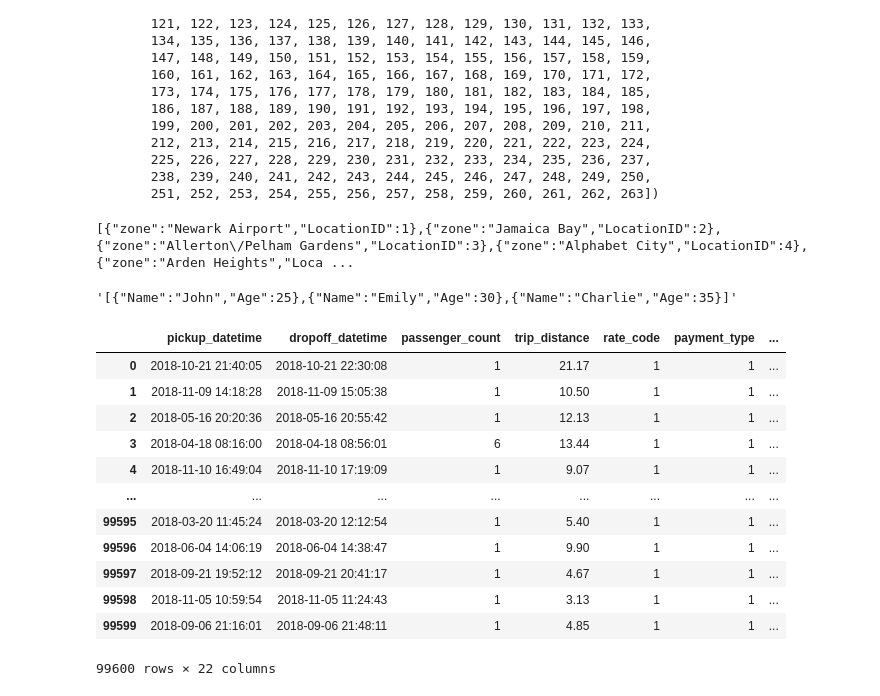
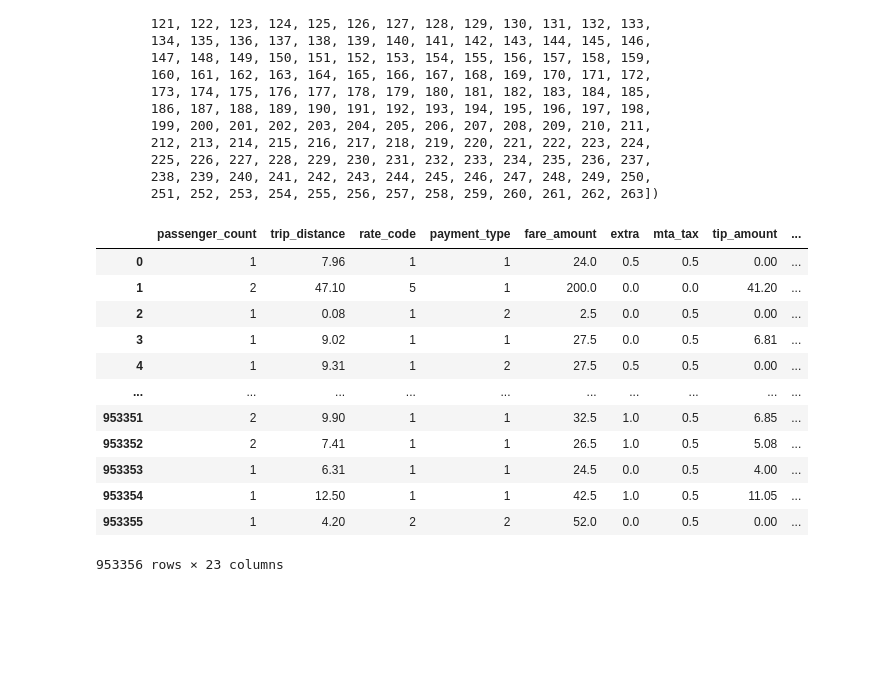
Before and after one commit to PranavBP/NYC-Taxi-Fare-Predictor, a Jupyter notebook: models/test.ipynb, the cells around one changed output. Drawn from its saved outputs; the diff is of its cells as text; code cells hidden in the pictures; blank space fills up the shorter version.

Commit message:
sampled df for pushing to git

```diff
--- a/models/test.ipynb
+++ b/models/test.ipynb
@@ -69,35 +69,20 @@ array([  1,   2,   3,   4,   5,   6,   7,   8,   9,  10,  11,  12,  13,
        225, 226, 227, 228, 229, 230, 231, 232, 233, 234, 235, 236, 237,
        238, 239, 240, 241, 242, 243, 244, 245, 246, 247, 248, 249, 250,
        251, 252, 253, 254, 255, 256, 257, 258, 259, 260, 261, 262, 263])
-# %%
-json_data = zoneDf.to_json(orient='records')
-
-print(json_data)
-# %% [output]
-[{"zone":"Newark Airport","LocationID":1},{"zone":"Jamaica Bay","LocationID":2},{"zone":"Allerton\/Pelham Gardens","LocationID":3},{"zone":"Alphabet City","LocationID":4},{"zone":"Arden Heights","Loca ...
-# %%
-# create a sample dataframe
-df = pd.DataFrame({'Name': ['John', 'Emily', 'Charlie'], 'Age': [25, 30, 35]})
-
-# convert the dataframe to a JSON object
-json_data = df.to_json(orient='records')
-json_data
-# %% [output]
-'[{"Name":"John","Age":25},{"Name":"Emily","Age":30},{"Name":"Charlie","Age":35}]'
 # %%
-df = pd.read_csv('taxi_cleaned_model.csv')
+df = pd.read_csv('taxi_trip_data_cleaned.csv')
 df
 # %% [output]
-|  | pickup_datetime | dropoff_datetime | passenger_count | trip_distance | rate_code | payment_type | ... |
-| 0 | 2018-10-21 21:40:05 | 2018-10-21 22:30:08 | 1 | 21.17 | 1 | 1 | ... |
-| 1 | 2018-11-09 14:18:28 | 2018-11-09 15:05:38 | 1 | 10.50 | 1 | 1 | ... |
-| 2 | 2018-05-16 20:20:36 | 2018-05-16 20:55:42 | 1 | 12.13 | 1 | 1 | ... |
-| 3 | 2018-04-18 08:16:00 | 2018-04-18 08:56:01 | 6 | 13.44 | 1 | 1 | ... |
-| 4 | 2018-11-10 16:49:04 | 2018-11-10 17:19:09 | 1 | 9.07 | 1 | 1 | ... |
-| ... | ... | ... | ... | ... | ... | ... | ... |
-| 99595 | 2018-03-20 11:45:24 | 2018-03-20 12:12:54 | 1 | 5.40 | 1 | 1 | ... |
-| 99596 | 2018-06-04 14:06:19 | 2018-06-04 14:38:47 | 1 | 9.90 | 1 | 1 | ... |
-| 99597 | 2018-09-21 19:52:12 | 2018-09-21 20:41:17 | 1 | 4.67 | 1 | 1 | ... |
-| 99598 | 2018-11-05 10:59:54 | 2018-11-05 11:24:43 | 1 | 3.13 | 1 | 1 | ... |
-| 99599 | 2018-09-06 21:16:01 | 2018-09-06 21:48:11 | 1 | 4.85 | 1 | 1 | ... |
+|  | passenger_count | trip_distance | rate_code | payment_type | fare_amount | extra | mta_tax | tip_amount | ... |
+| 0 | 1 | 7.96 | 1 | 1 | 24.0 | 0.5 | 0.5 | 0.00 | ... |
+| 1 | 2 | 47.10 | 5 | 1 | 200.0 | 0.0 | 0.0 | 41.20 | ... |
+| 2 | 1 | 0.08 | 1 | 2 | 2.5 | 0.0 | 0.5 | 0.00 | ... |
+| 3 | 1 | 9.02 | 1 | 1 | 27.5 | 0.0 | 0.5 | 6.81 | ... |
+| 4 | 1 | 9.31 | 1 | 2 | 27.5 | 0.5 | 0.5 | 0.00 | ... |
+| ... | ... | ... | ... | ... | ... | ... | ... | ... | ... |
+| 953351 | 2 | 9.90 | 1 | 1 | 32.5 | 1.0 | 0.5 | 6.85 | ... |
+| 953352 | 2 | 7.41 | 1 | 1 | 26.5 | 1.0 | 0.5 | 5.08 | ... |
+| 953353 | 1 | 6.31 | 1 | 1 | 24.5 | 0.0 | 0.5 | 4.00 | ... |
+| 953354 | 1 | 12.50 | 1 | 1 | 42.5 | 1.0 | 0.5 | 11.05 | ... |
+| 953355 | 1 | 4.20 | 2 | 2 | 52.0 | 0.0 | 0.5 | 0.00 | ... |
-99600 rows × 22 columns
+953356 rows × 23 columns
```
Also changed, not shown: parts of 3 cells of this notebook, 2 other files.
